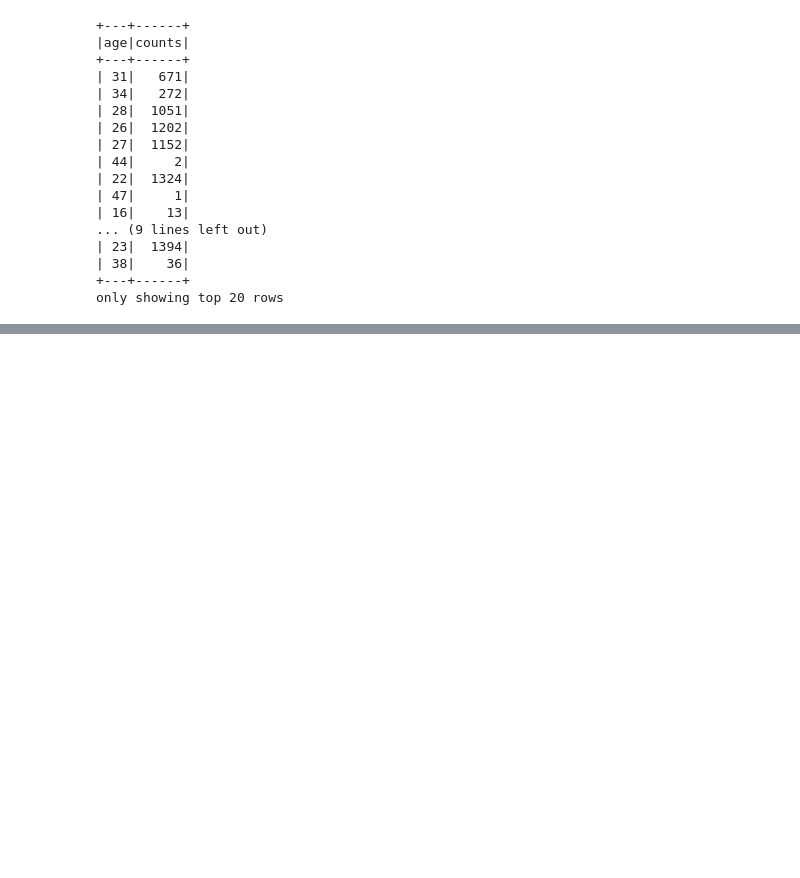
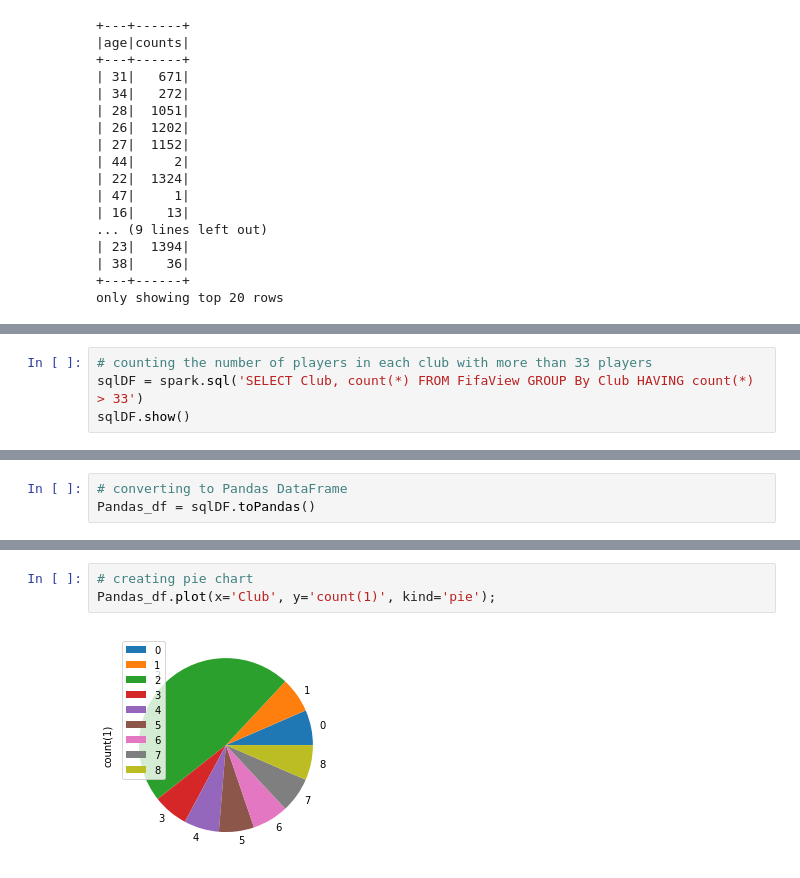
Before and after one commit to A-Nuru/SparkSQLFIFA18, a Jupyter notebook: FIFA18.ipynb, the cells around one changed output, grey strips where cells are left out. Drawn from its saved outputs; the diff is of its cells as text; blank space fills up the shorter version.

```diff
--- a/FIFA18.ipynb
+++ b/FIFA18.ipynb
@@ -218,0 +278,4 @@ only showing top 20 rows
+# %%
+# counting the number of players in each club with more than 33 players
+sqlDF = spark.sql('SELECT Club, count(*) FROM FifaView GROUP By Club HAVING count(*) > 33')
+sqlDF.show()
@@ -218,0 +296,3 @@ only showing top 20 rows
+# %%
+# converting to Pandas DataFrame
+Pandas_df = sqlDF.toPandas()
@@ -218,0 +307,5 @@ only showing top 20 rows
+# %%
+# creating pie chart
+Pandas_df.plot(x='Club', y='count(1)', kind='pie');
+# %% [output]
+[figure, added]
```
Also changed, not shown: parts of 11 cells of this notebook.
